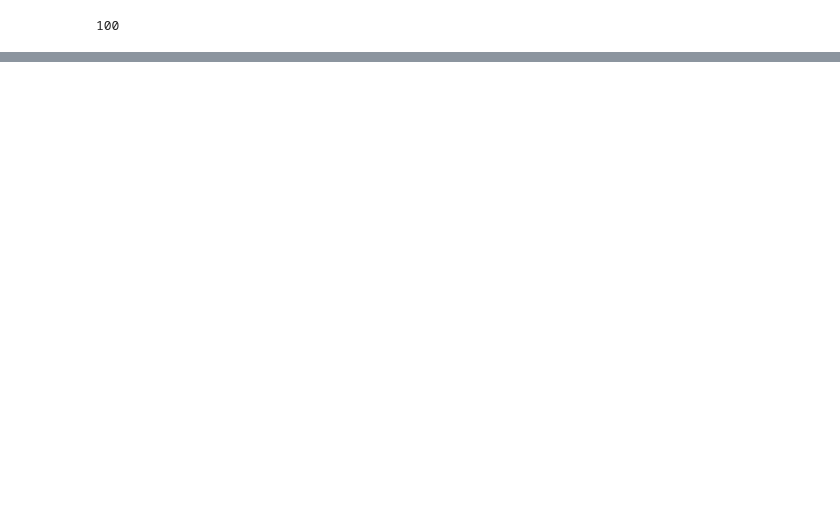
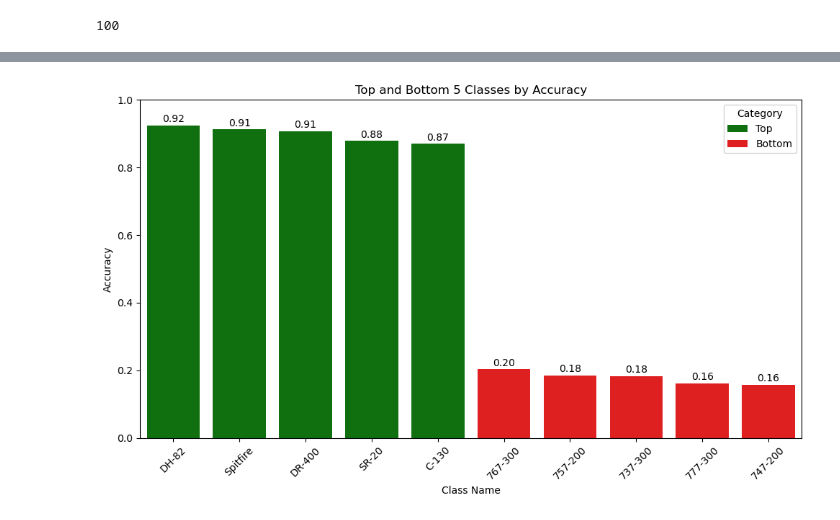
Before and after one commit to mabbts/CV_aircraft_classifier_capstone_project, a Jupyter notebook: Jupyter Notebooks/chocp/AIRII.ipynb, the cells around one changed output, grey strips where cells are left out. Saved outputs shown, nothing was run; the diff lists cells and outputs as text; code cells hidden in the pictures; blank space fills up the shorter version.

```diff
--- a/Jupyter Notebooks/chocp/AIRII.ipynb
+++ b/Jupyter Notebooks/chocp/AIRII.ipynb
@@ -679,3 +697,8 @@ train_dataset, val_dataset, test_dataset = get_datasets(224,16,'variant')
 num_classes
 # %% [output]
 100
+# %%
+for i, j in train_dataset:
+    #plt.imshow(i)
+    print(i.shape, j)
+    break
@@ -729,8 +764,8 @@ for epoch in range(num_epochs):
 
 
     # Step the scheduler
-    scheduler.step()#
-    #scheduler.step(val_loss) # only for 'ReduceLROnPlateau'
+    #scheduler.step()#
+    scheduler.step(val_loss) # only for 'ReduceLROnPlateau'
 
     # Early stopping check
     if val_loss < best_val_loss:
@@ -821,0 +938,8 @@ fig.show()
+# %%
+# Create a DataFrame
+df = pd.DataFrame({'Class Name': class_names, 'Accuracy': class_accuracy})
+
+# Sort by accuracy
+df_sorted = df.sort_values(by='Accuracy', ascending=False)
+
+df_sorted
@@ -821,0 +960,25 @@ fig.show()
+# %%
+df_sorted = df_sorted.sort_values(by='Accuracy', ascending=False).reset_index(drop=True)
+
+# Extract top 5 and bottom 5 classes
+top5 = df_sorted.head(5).copy()
+bottom5 = df_sorted.tail(5).copy()
+top5['Category'] = 'Top'
+bottom5['Category'] = 'Bottom'
+df_vis = pd.concat([top5, bottom5], ignore_index=True)
+
+# Plot 1: Seaborn barplot of accuracy with color-coded categories
+plt.figure(figsize=(10, 6))
+sns.barplot(data=df_vis, x='Class Name', y='Accuracy', hue='Category', dodge=False, palette={'Top': 'green', 'Bottom': 'red'})
+plt.title('Top and Bottom 5 Classes by Accuracy')
+plt.ylim(0, 1)
+for i, row in df_vis.iterrows():
+    plt.text(i, row['Accuracy'] + 0.01, f"{row['Accuracy']:.2f}", ha='center')
+plt.xticks(rotation=45)
+plt.tight_layout()
+
+# Save the plot
+#plt.savefig("class_accuracy_visualization.png")
+#print("Visualization saved as 'class_accuracy_visualization.png'.")
+# %% [output]
+[figure, added]
```
Also changed, not shown: parts of 27 cells of this notebook, 5 other files.
